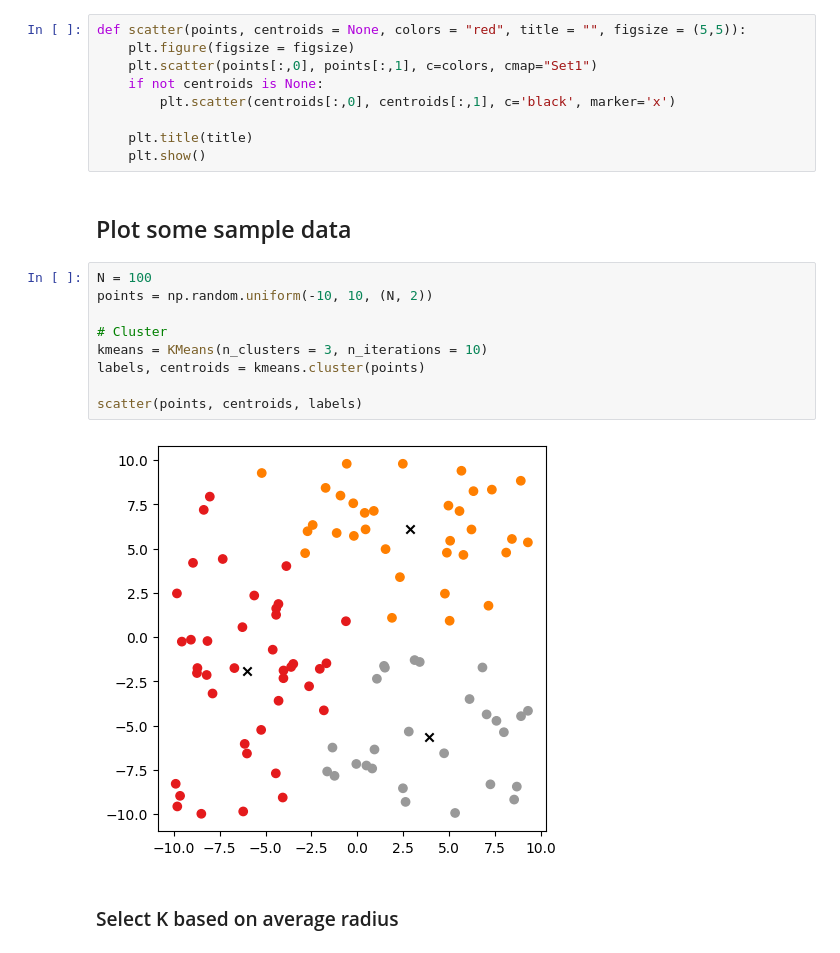
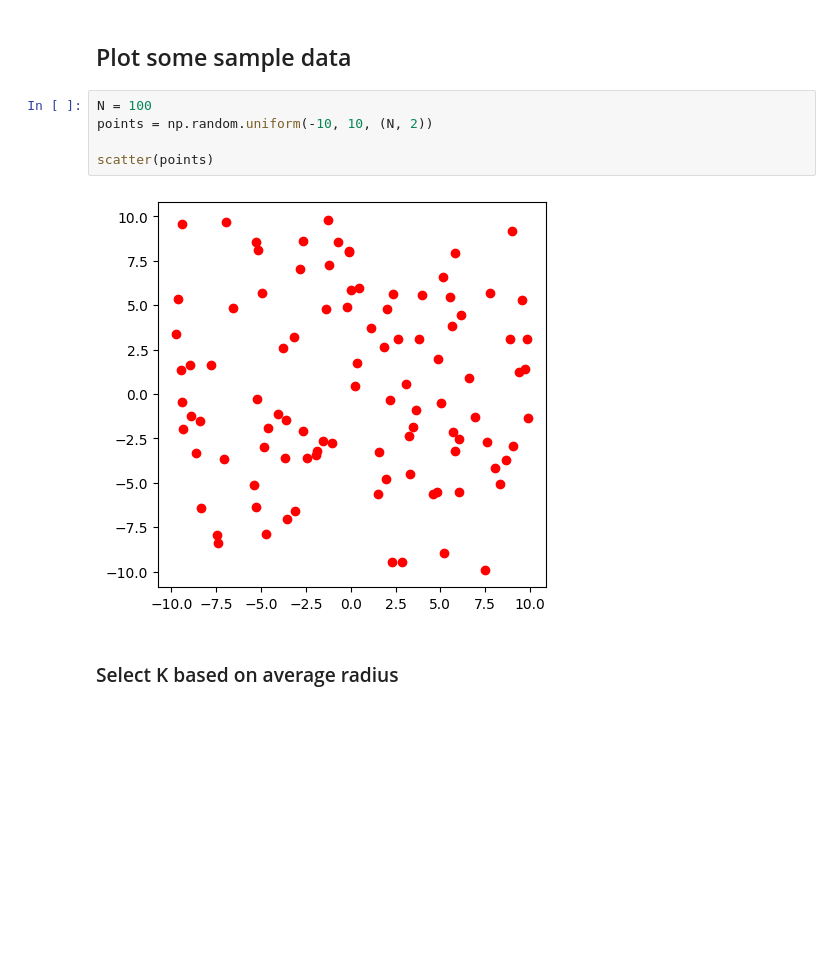
Before and after one commit to SebastianBitsch/wiki-suggest, a Jupyter notebook: text-processing/clustering.ipynb, the cells around one changed output. Saved outputs shown, nothing was run; the diff lists cells and outputs as text; blank space fills up the shorter version.

```diff
--- a/text-processing/clustering.ipynb
+++ b/text-processing/clustering.ipynb
@@ -9,24 +14,11 @@ from kmeans import KMeans
-# %%
-def scatter(points, centroids = None, colors = "red", title = "", figsize = (5,5)):
-    plt.figure(figsize = figsize)
-    plt.scatter(points[:,0], points[:,1], c=colors, cmap="Set1")
-    if not centroids is None:
-        plt.scatter(centroids[:,0], centroids[:,1], c='black', marker='x')
-
-    plt.title(title)
-    plt.show()
 # %% [markdown]
 ## Plot some sample data
 # %%
 N = 100
 points = np.random.uniform(-10, 10, (N, 2))
 
-# Cluster
-kmeans = KMeans(n_clusters = 3, n_iterations = 10)
-labels, centroids = kmeans.cluster(points)
-
-scatter(points, centroids, labels)
+scatter(points)
 # %% [output]
-[figure, old version]
+[figure, new version]
 # %% [markdown]
 ### Select K based on average radius
```
Also changed, not shown: parts of 12 cells of this notebook, 2 other files.
